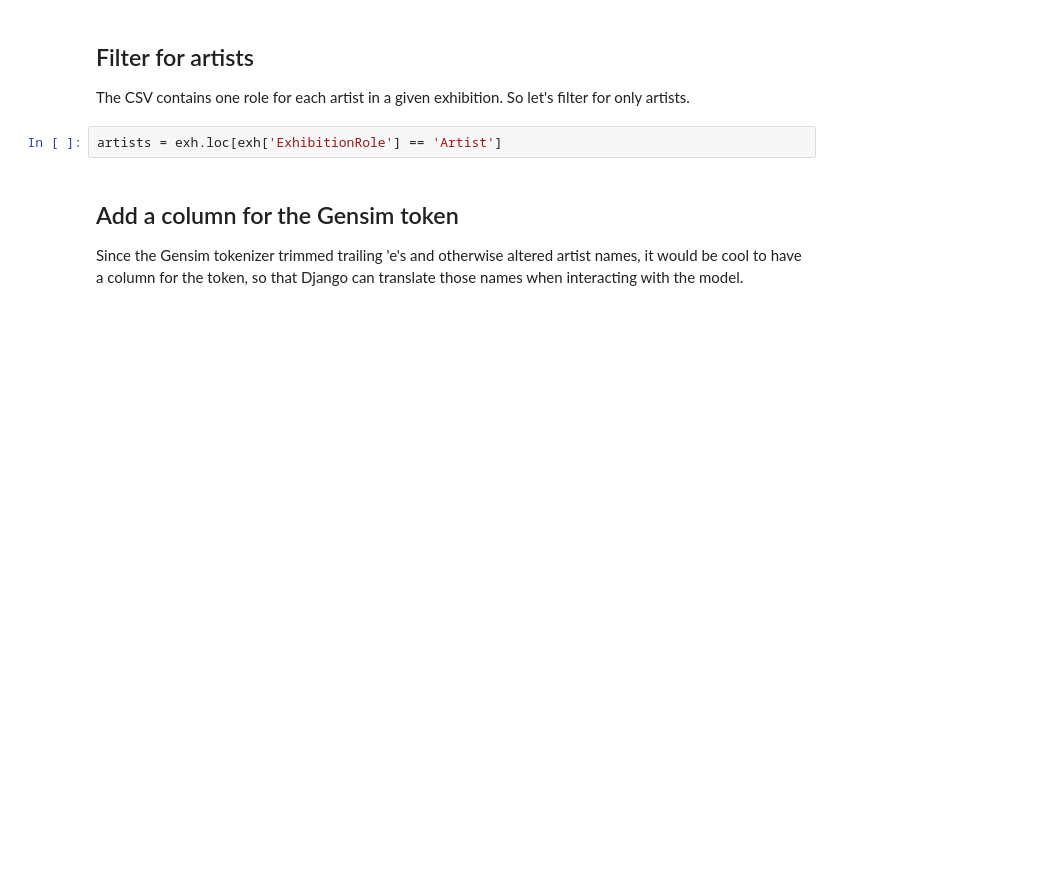
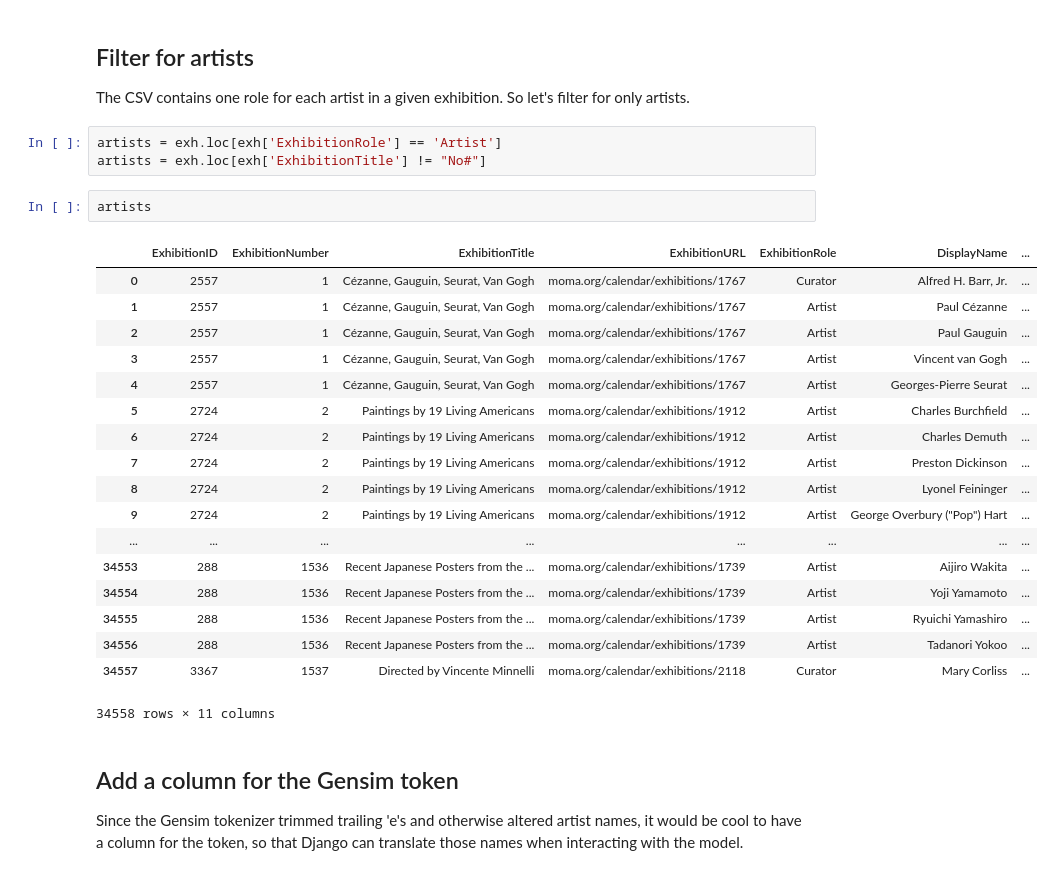
Before and after one commit to disposableraft/the-curator, a Jupyter notebook: notebooks/csv-export.ipynb, the cells around one changed output. Saved outputs shown, nothing was run; the diff lists cells and outputs as text; blank space fills up the shorter version.

```diff
--- a/notebooks/csv-export.ipynb
+++ b/notebooks/csv-export.ipynb
@@ -71,6 +71,28 @@ exh = pd.read_csv(
 The CSV contains one role for each artist in a given exhibition. So let's filter for only artists.
 # %%
 artists = exh.loc[exh['ExhibitionRole'] == 'Artist']
+artists = exh.loc[exh['ExhibitionTitle'] != "No#"]
+# %%
+artists
+# %% [output]
+|  | ExhibitionID | ExhibitionNumber | ExhibitionTitle | ExhibitionURL | ExhibitionRole | DisplayName | ... |
+| 0 | 2557 | 1 | Cézanne, Gauguin, Seurat, Van Gogh | moma.org/calendar/exhibitions/1767 | Curator | Alfred H. Barr, Jr. | ... |
+| 1 | 2557 | 1 | Cézanne, Gauguin, Seurat, Van Gogh | moma.org/calendar/exhibitions/1767 | Artist | Paul Cézanne | ... |
+| 2 | 2557 | 1 | Cézanne, Gauguin, Seurat, Van Gogh | moma.org/calendar/exhibitions/1767 | Artist | Paul Gauguin | ... |
+| 3 | 2557 | 1 | Cézanne, Gauguin, Seurat, Van Gogh | moma.org/calendar/exhibitions/1767 | Artist | Vincent van Gogh | ... |
+| 4 | 2557 | 1 | Cézanne, Gauguin, Seurat, Van Gogh | moma.org/calendar/exhibitions/1767 | Artist | Georges-Pierre Seurat | ... |
+| 5 | 2724 | 2 | Paintings by 19 Living Americans | moma.org/calendar/exhibitions/1912 | Artist | Charles Burchfield | ... |
+| 6 | 2724 | 2 | Paintings by 19 Living Americans | moma.org/calendar/exhibitions/1912 | Artist | Charles Demuth | ... |
+| 7 | 2724 | 2 | Paintings by 19 Living Americans | moma.org/calendar/exhibitions/1912 | Artist | Preston Dickinson | ... |
+| 8 | 2724 | 2 | Paintings by 19 Living Americans | moma.org/calendar/exhibitions/1912 | Artist | Lyonel Feininger | ... |
+| 9 | 2724 | 2 | Paintings by 19 Living Americans | moma.org/calendar/exhibitions/1912 | Artist | George Overbury ("Pop") Hart | ... |
+| ... | ... | ... | ... | ... | ... | ... | ... |
+| 34553 | 288 | 1536 | Recent Japanese Posters from the ... | moma.org/calendar/exhibitions/1739 | Artist | Aijiro Wakita | ... |
+| 34554 | 288 | 1536 | Recent Japanese Posters from the ... | moma.org/calendar/exhibitions/1739 | Artist | Yoji Yamamoto | ... |
+| 34555 | 288 | 1536 | Recent Japanese Posters from the ... | moma.org/calendar/exhibitions/1739 | Artist | Ryuichi Yamashiro | ... |
+| 34556 | 288 | 1536 | Recent Japanese Posters from the ... | moma.org/calendar/exhibitions/1739 | Artist | Tadanori Yokoo | ... |
+| 34557 | 3367 | 1537 | Directed by Vincente Minnelli | moma.org/calendar/exhibitions/2118 | Curator | Mary Corliss | ... |
+34558 rows × 11 columns
 # %% [markdown]
 ## Add a column for the Gensim token
 
```
Also changed, not shown: parts of 3 cells of this notebook.
